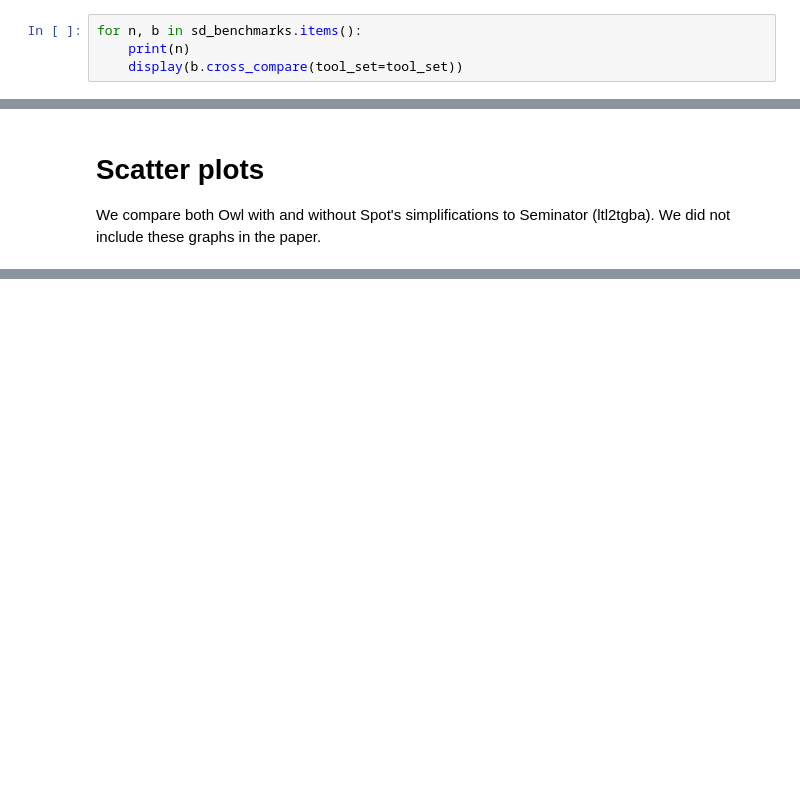
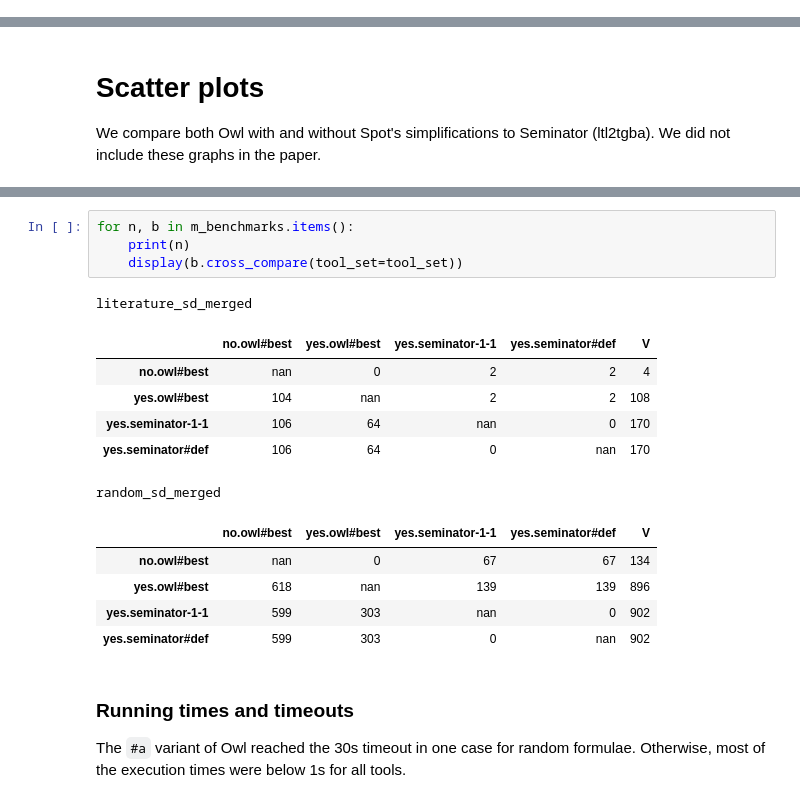
Before and after one commit to psimovec/seminator-evaluation, a Jupyter notebook: semi-determinization/Results-owl-best-sd.ipynb, the cells around one changed output, grey strips where cells are left out. Cells and saved outputs as stored; diff of their text form; blank space fills up the shorter version.

```diff
--- a/semi-determinization/Results-owl-best-sd.ipynb
+++ b/semi-determinization/Results-owl-best-sd.ipynb
@@ -71,4 +46,0 @@ The cross-comparison for a benchmark shows, in a cell (`row`,`column`) in how ma
-# %%
-for n, b in sd_benchmarks.items():
-    print(n)
-    display(b.cross_compare(tool_set=tool_set))
@@ -203,0 +153,20 @@ b.cross_compare(tool_set)
+# %%
+for n, b in m_benchmarks.items():
+    print(n)
+    display(b.cross_compare(tool_set=tool_set))
+# %% [output]
+literature_sd_merged
+|  | no.owl#best | yes.owl#best | yes.seminator-1-1 | yes.seminator#def | V |
+| no.owl#best | nan | 0 | 2 | 2 | 4 |
+| yes.owl#best | 104 | nan | 2 | 2 | 108 |
+| yes.seminator-1-1 | 106 | 64 | nan | 0 | 170 |
+| yes.seminator#def | 106 | 64 | 0 | nan | 170 |
+random_sd_merged
+|  | no.owl#best | yes.owl#best | yes.seminator-1-1 | yes.seminator#def | V |
+| no.owl#best | nan | 0 | 67 | 67 | 134 |
+| yes.owl#best | 618 | nan | 139 | 139 | 896 |
+| yes.seminator-1-1 | 599 | 303 | nan | 0 | 902 |
+| yes.seminator#def | 599 | 303 | 0 | nan | 902 |
+# %% [markdown]
+### Running times and timeouts
+The `#a` variant of Owl reached the 30s timeout in one case for random formulae. Otherwise, most of the execution times were below 1s for all tools.
```
Also changed, not shown: parts of 29 cells of this notebook, 2 other files.
